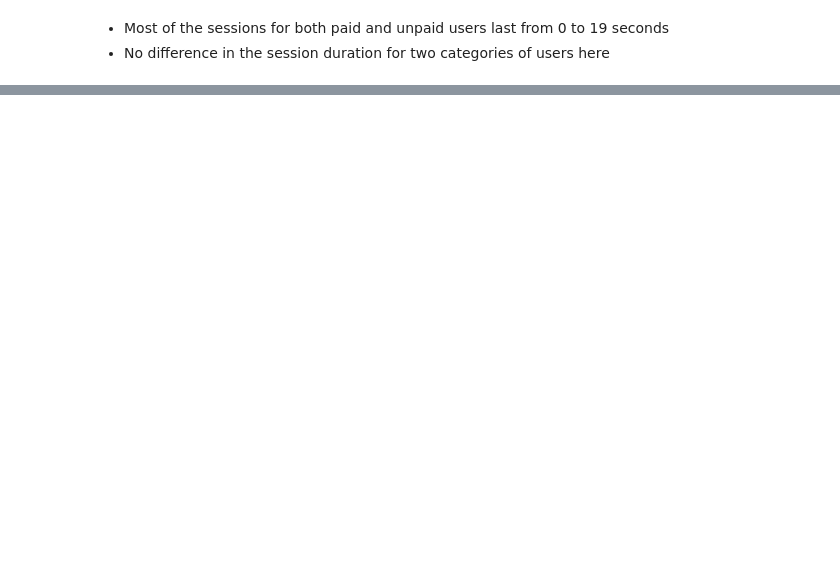
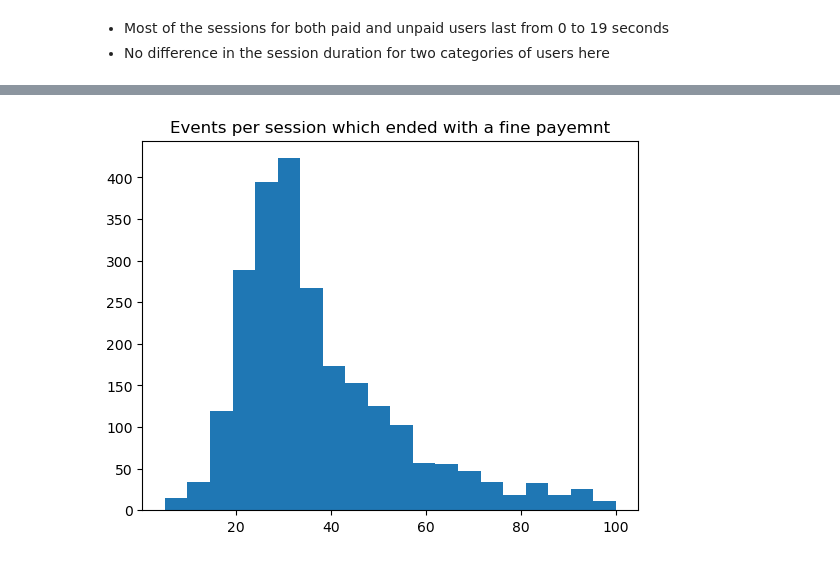
Before and after one commit to Derniska/Fine_prediction, a Jupyter notebook: working_with_polars.ipynb, the cells around one changed output, grey strips where cells are left out. Saved outputs shown, nothing was run; the diff lists cells and outputs as text; code cells hidden in the pictures; blank space fills up the shorter version.

```diff
--- a/working_with_polars.ipynb
+++ b/working_with_polars.ipynb
@@ -667,0 +495,23 @@ sessions_without_payments
+# %%
+# Let's calculate the average number of events per session with and without payment
+eps_fine = df_week.join(
+    sessions_with_payment.select(['user_session_id']),
+    on=['user_session_id'],
+    how='inner'
+).group_by(['user_session_id']).agg(
+    pl.col('event_name').count().alias('total_events')
+)
+eps_fine_mean = eps_fine.select(
+    pl.col('total_events').mean().alias('eps_fine_mean')
+).item()
+
+eps_no_fine = df_week.join(
+    sessions_without_payment.select(['user_session_id']),
+    on=['user_session_id'],
+    how='inner'
+).group_by(['user_session_id']).agg(
+    pl.col('event_name').count().alias('total_events')
+)
+eps_nofine_mean = eps_no_fine.select(
+    pl.col('total_events').mean().alias('eps_no_fine')
+).item()
@@ -667,0 +524,8 @@ sessions_without_payments
+# %%
+eps_no_fine = eps_no_fine.filter(
+    pl.col('total_events') <= 100
+)
+
+eps_fine = eps_fine.filter(
+    pl.col('total_events') <= 100
+)
@@ -667,0 +537,5 @@ sessions_without_payments
+# %%
+plt.hist(eps_fine['total_events'], bins = 20)
+plt.title('Events per session which ended with a fine payemnt');
+# %% [output]
+[figure, added]
```
Also changed, not shown: parts of 86 cells of this notebook, 1 other file.
